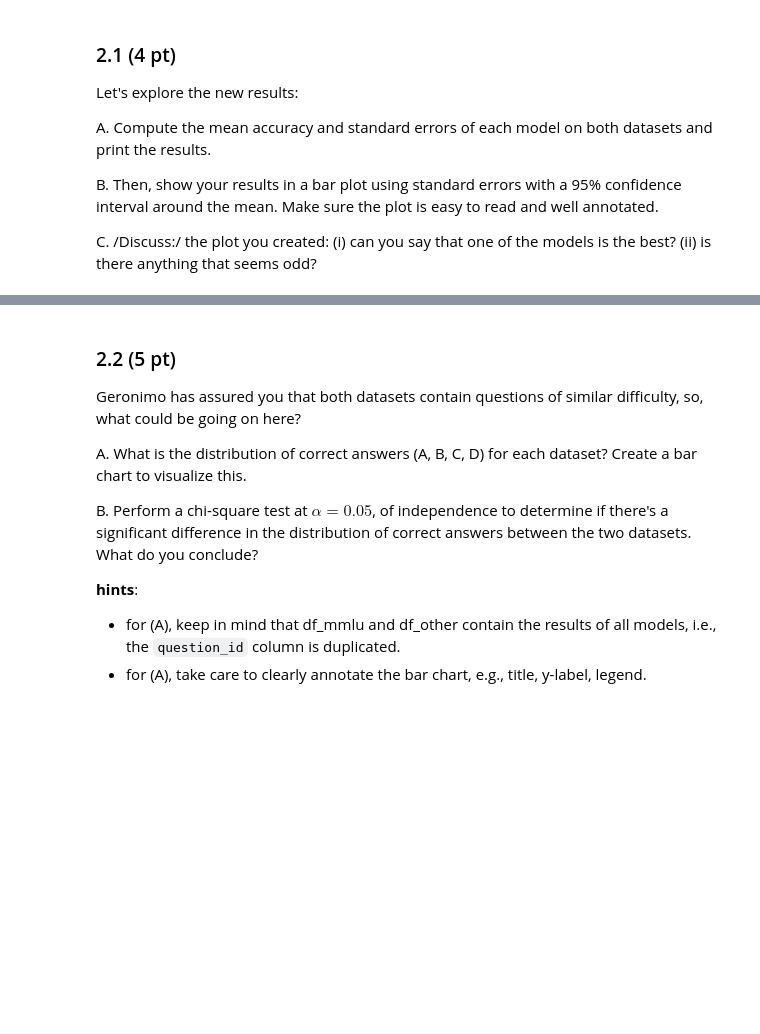
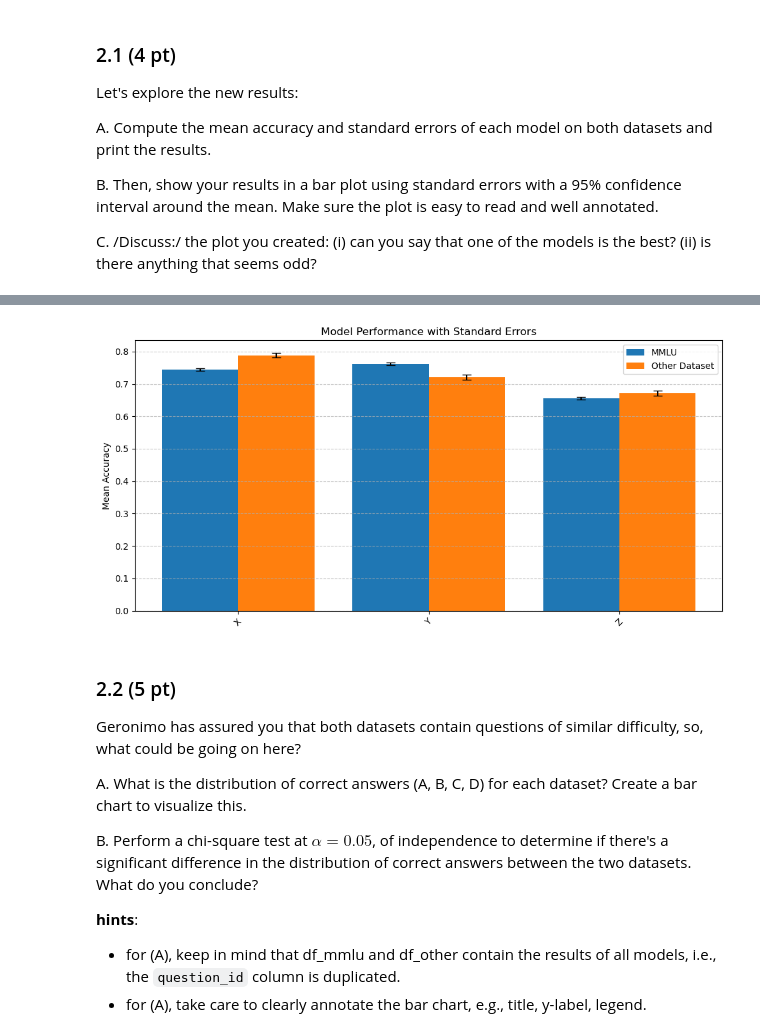
Before and after one commit to Ingridsm21/Data_Analysis, a Jupyter notebook: clinic1/DA-clinic1-empty.ipynb, the cells around one changed output, grey strips where cells are left out. Saved outputs shown, nothing was run; the diff lists cells and outputs as text; code cells hidden in the pictures; blank space fills up the shorter version.

```diff
--- a/clinic1/DA-clinic1-empty.ipynb
+++ b/clinic1/DA-clinic1-empty.ipynb
@@ -505,3 +505,22 @@ B. Then, show your results in a bar plot using standard errors with a 95% confid
 C. /Discuss:/ the plot you created: (i) can you say that one of the models is the best? (ii) is there anything that seems odd?
 # %%
 #A
+
+def mean_accuracy(df):
+    return df.groupby("model_name")["correct"].mean()
+
+def standard_errors(df):
+    summary = df.groupby("model_name")["correct"].agg(['std', 'count'])
+    return summary['std'] / np.sqrt(summary['count'])
+
+
+mean_mmlu = mean_accuracy(df_mmlu)
+sem_mmlu = standard_errors(df_mmlu)
+
+mean_other = mean_accuracy(df_other)
+sem_other = standard_errors(df_other)
+
+print("Mean mmlu: ", mean_mmlu)
+print("SEM mmlu: ", sem_mmlu)
+print("Mean other model: ", mean_other)
+print("SEM other model: ", sem_other)
@@ -508,5 +548,28 @@ C. /Discuss:/ the plot you created: (i) can you say that one of the models is th
 # %%
 #B
+fig, ax = plt.subplots(figsize=(10, 5))
+bar_width = 0.4
+x = np.arange(len(mean_mmlu))  # Using the number of models (index)
+
+# Bar plot with error bars
+ax.bar(x - bar_width/2, mean_mmlu, yerr=sem_mmlu, capsize=5, width=bar_width, label='MMLU')
+ax.bar(x + bar_width/2, mean_other, yerr=sem_other, capsize=5, width=bar_width, label='Other Dataset')
+
+# Formatting the plot
+ax.set_xticks(x)
+ax.set_xticklabels(mean_mmlu.index, rotation=45)  # Set model names as x-ticks
+ax.set_ylabel("Mean Accuracy")
+ax.set_title("Model Performance with Standard Errors")
+ax.legend()
+
+# Adding grid lines for better readability
+plt.grid(axis="y", linestyle="--", alpha=0.7)
+
+# Show plot
+plt.tight_layout()
+plt.show()
+# %% [output]
+[figure, added]
 # %% [markdown]
 ### 2.2 (5 pt)
 
```
Also changed, not shown: parts of 2 cells of this notebook.
